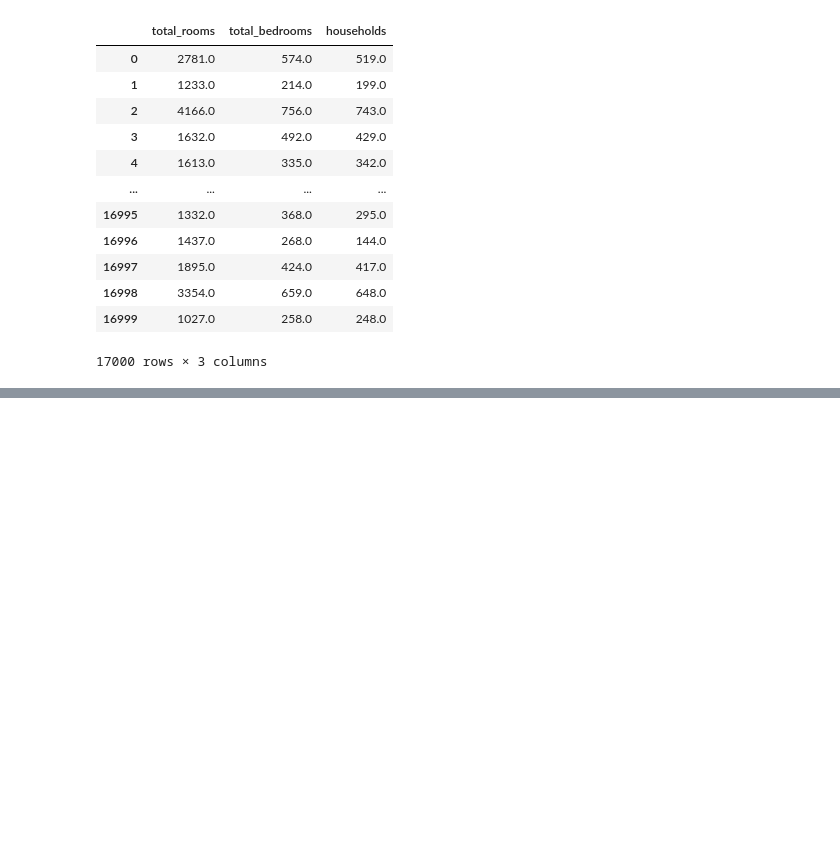
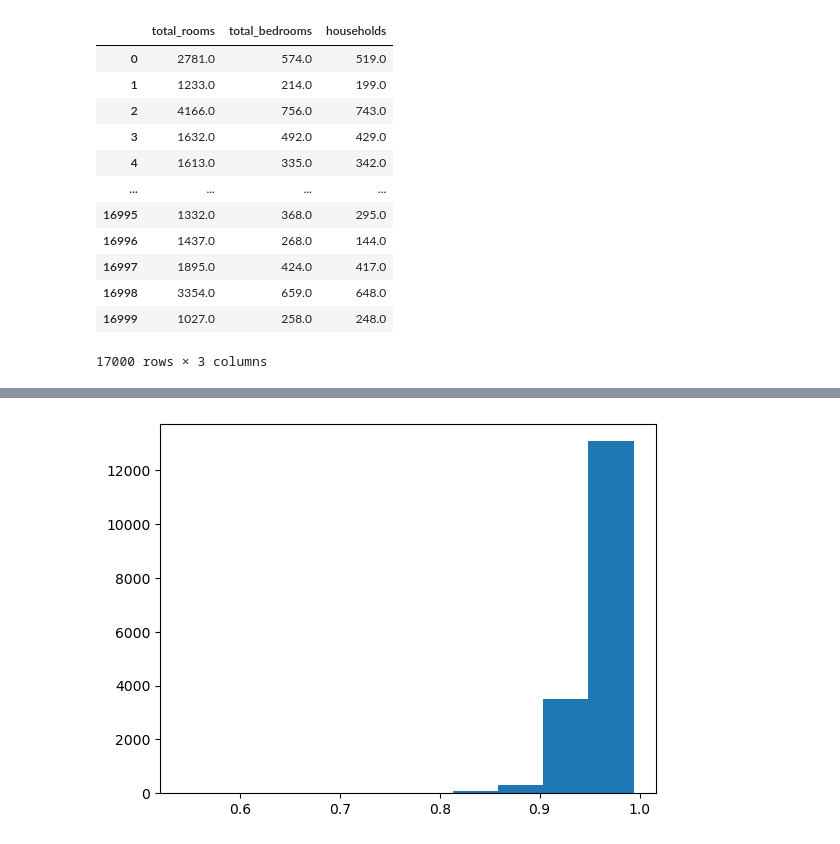
Before and after one commit to amenhasfaw/DPFE, a Jupyter notebook: CODE/Feature Engineering.ipynb, the cells around one changed output, grey strips where cells are left out. Saved outputs shown, nothing was run; the diff lists cells and outputs as text; code cells hidden in the pictures; blank space fills up the shorter version.

```diff
--- a/CODE/Feature Engineering.ipynb
+++ b/CODE/Feature Engineering.ipynb
@@ -142,0 +163,8 @@ import matplotlib.pyplot as plt
+# %%
+ScalerNorm = Normalizer().fit(X_train_3)
+X_train_scaled3 = ScalerNorm.transform(X_train_3)
+
+plt.hist(X_train_scaled3[:,0])
+plt.show()
+# %% [output]
+[figure, added]
```
Also changed, not shown: parts of 12 cells of this notebook.
